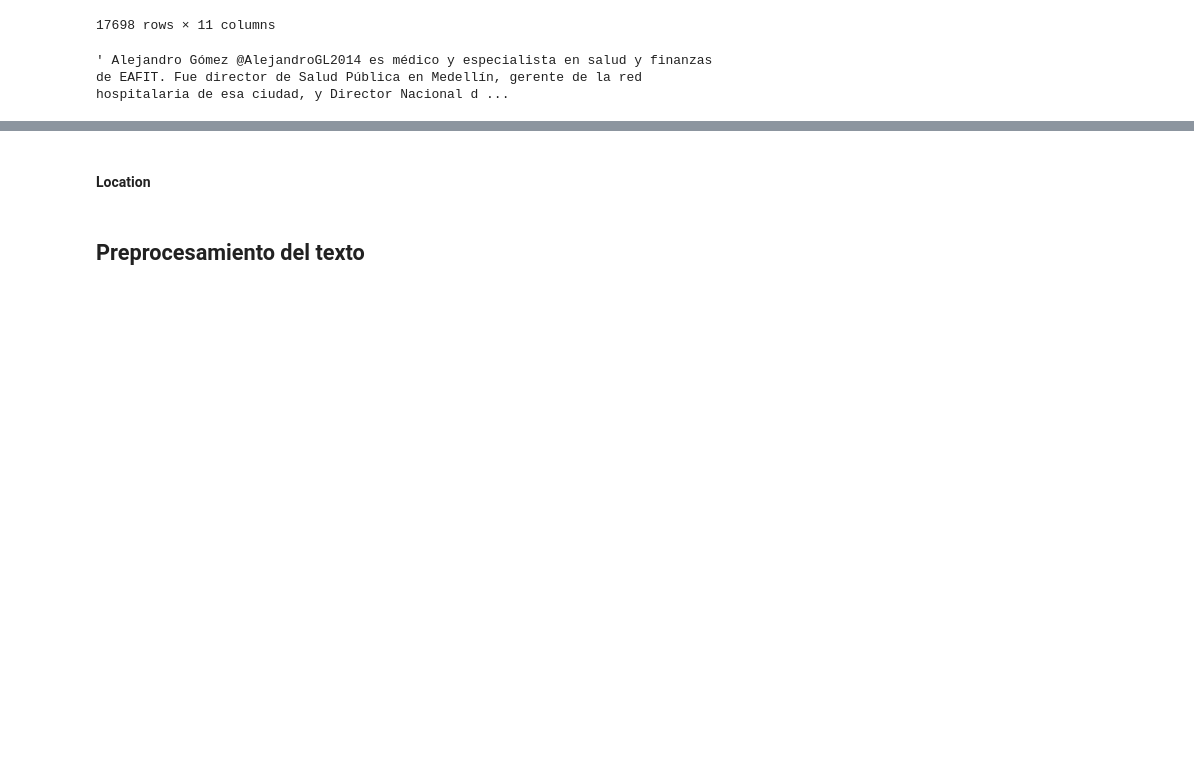
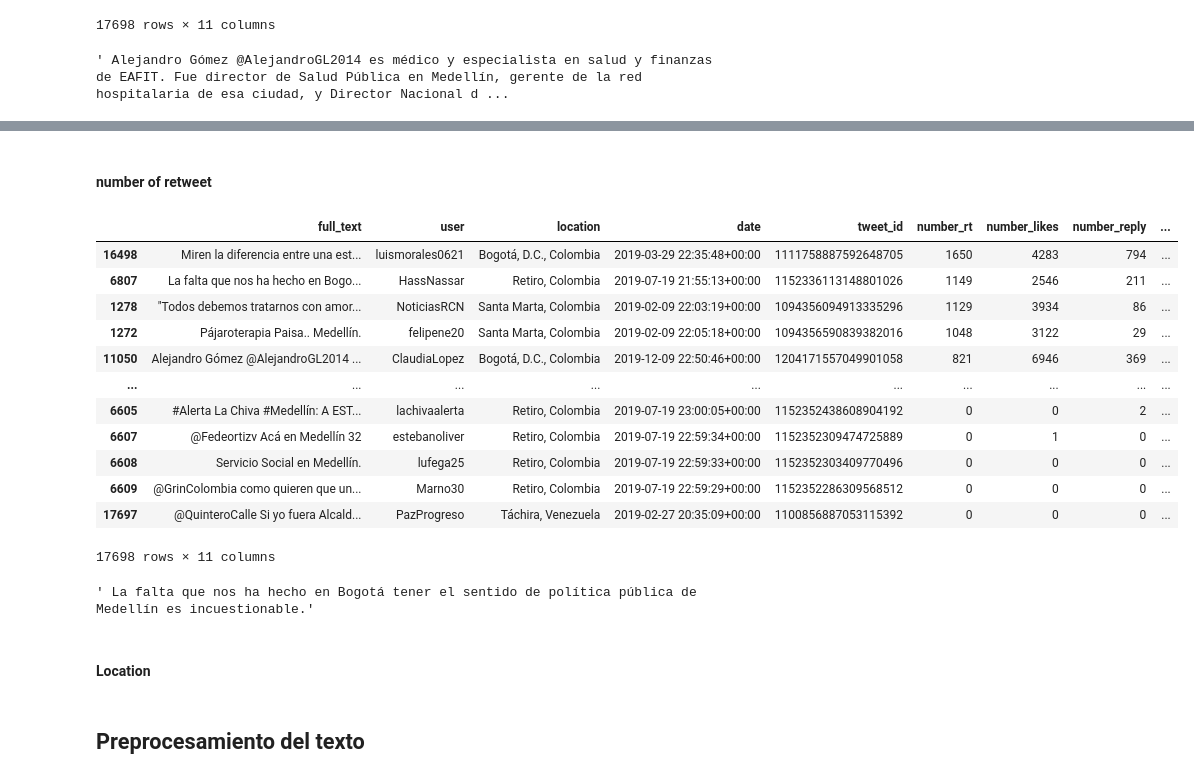
Before and after one commit to GDLPLearning/Sentiment-Analysis-for-the-MDP, a Jupyter notebook: notebooks/Exploratory/3-exploring-data.ipynb, the cells around one changed output, grey strips where cells are left out. Drawn from its saved outputs; the diff is of its cells as text; code cells hidden in the pictures; blank space fills up the shorter version.

```diff
--- a/notebooks/Exploratory/3-exploring-data.ipynb
+++ b/notebooks/Exploratory/3-exploring-data.ipynb
@@ -342,3 +367,25 @@ data.loc[11050,"full_text"] # shows the first tweet
+# %% [markdown]
+#### number of retweet
+# %%
+data.sort_values(by='number_rt',ascending=False) # sorts the dataframe by the number of words in each tweet
+# %% [output]
+|  | full_text | user | location | date | tweet_id | number_rt | number_likes | number_reply | ... |
+| 16498 | Miren la diferencia entre una est... | luismorales0621 | Bogotá, D.C., Colombia | 2019-03-29 22:35:48+00:00 | 1111758887592648705 | 1650 | 4283 | 794 | ... |
+| 6807 | La falta que nos ha hecho en Bogo... | HassNassar | Retiro, Colombia | 2019-07-19 21:55:13+00:00 | 1152336113148801026 | 1149 | 2546 | 211 | ... |
+| 1278 | "Todos debemos tratarnos con amor... | NoticiasRCN | Santa Marta, Colombia | 2019-02-09 22:03:19+00:00 | 1094356094913335296 | 1129 | 3934 | 86 | ... |
+| 1272 | Pájaroterapia Paisa.. Medellín. | felipene20 | Santa Marta, Colombia | 2019-02-09 22:05:18+00:00 | 1094356590839382016 | 1048 | 3122 | 29 | ... |
+| 11050 | Alejandro Gómez @AlejandroGL2014 ... | ClaudiaLopez | Bogotá, D.C., Colombia | 2019-12-09 22:50:46+00:00 | 1204171557049901058 | 821 | 6946 | 369 | ... |
+| ... | ... | ... | ... | ... | ... | ... | ... | ... | ... |
+| 6605 | #Alerta La Chiva #Medellín: A EST... | lachivaalerta | Retiro, Colombia | 2019-07-19 23:00:05+00:00 | 1152352438608904192 | 0 | 0 | 2 | ... |
+| 6607 | @Fedeortizv Acá en Medellín 32 | estebanoliver | Retiro, Colombia | 2019-07-19 22:59:34+00:00 | 1152352309474725889 | 0 | 1 | 0 | ... |
+| 6608 | Servicio Social en Medellín. | lufega25 | Retiro, Colombia | 2019-07-19 22:59:33+00:00 | 1152352303409770496 | 0 | 0 | 0 | ... |
+| 6609 | @GrinColombia como quieren que un... | Marno30 | Retiro, Colombia | 2019-07-19 22:59:29+00:00 | 1152352286309568512 | 0 | 0 | 0 | ... |
+| 17697 | @QuinteroCalle Si yo fuera Alcald... | PazProgreso | Táchira, Venezuela | 2019-02-27 20:35:09+00:00 | 1100856887053115392 | 0 | 0 | 0 | ... |
+17698 rows × 11 columns
+# %%
+data.loc[6807,"full_text"] # shows the first tweet']
+# %% [output]
+' La falta que nos ha hecho en Bogotá tener el sentido de política pública de Medellín es incuestionable.'
 # %% [markdown]
 #### Location
 # %% [markdown]
```
Also changed, not shown: parts of 10 cells of this notebook.
